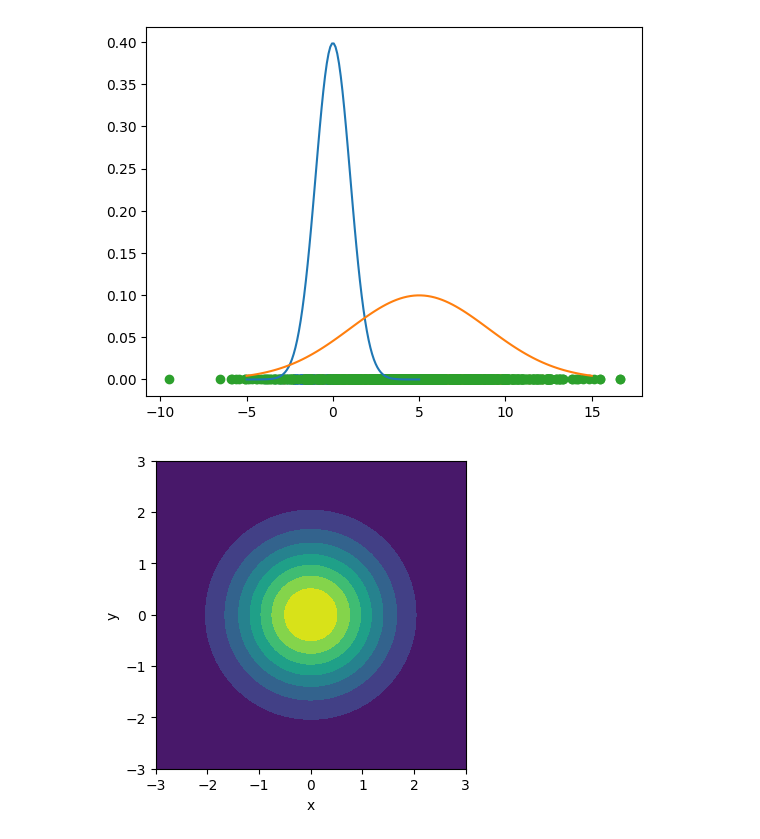
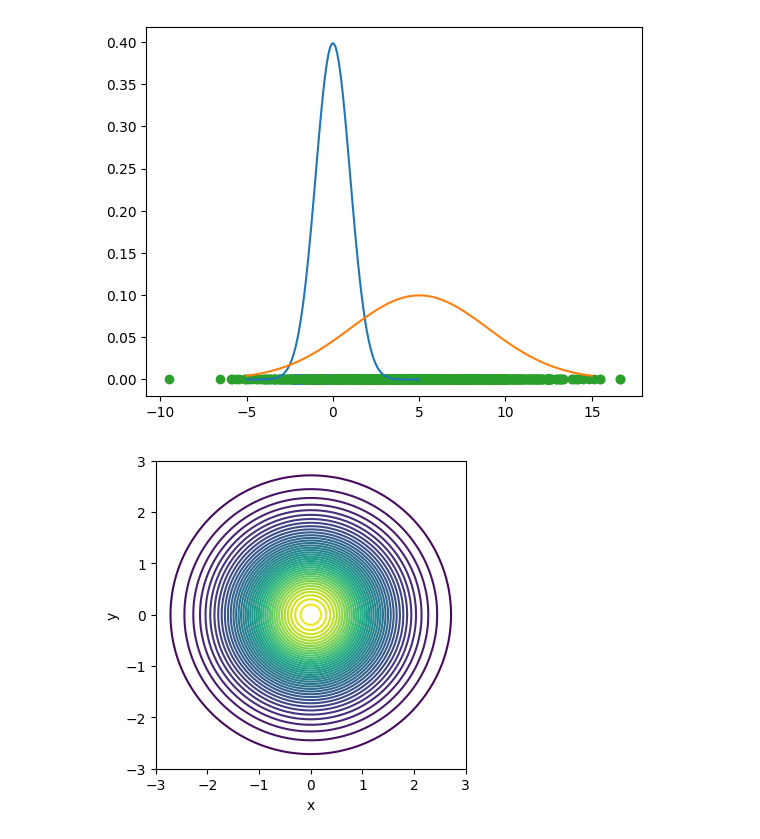
Before and after one commit to tayfununal/PyTorch, a Jupyter notebook: normal_dist_calisma_1.ipynb, the cells around one changed output. Drawn from its saved outputs; the diff is of its cells as text; code cells hidden in the pictures.

```diff
--- a/normal_dist_calisma_1.ipynb
+++ b/normal_dist_calisma_1.ipynb
@@ -109,27 +109,27 @@ plt.scatter(norm_sample_2,[0 for i in range(len(norm_sample_2))])
 # %%
 # prompt: how to make contour plot in 2 dim normal distribution
 
 import numpy as np
 import matplotlib.pyplot as plt
 from scipy.stats import multivariate_normal
 
 # Define the parameters of the distribution
 mu = np.array([0, 0])
 sigma = np.array([[1, 0], [0, 1]])
 
 # Create a grid of points to evaluate the distribution at
 x = np.linspace(-3, 3, 100)
 y = np.linspace(-3, 3, 100)
 X, Y = np.meshgrid(x, y)
 
 # Evaluate the distribution at each point
 Z = multivariate_normal.pdf(np.array([X, Y]).T, mean=mu, cov=sigma)
 
 plt.figure(figsize=(4, 4))
 # Plot the contour plot
-plt.contourf(X, Y, Z)
+plt.contour(X, Y, Z,50)
 plt.xlabel('x')
 plt.ylabel('y')
 plt.show()
 # %% [output]
-[figure, old version]
+[figure, new version]
```
Also changed, not shown: parts of 2 cells of this notebook.
